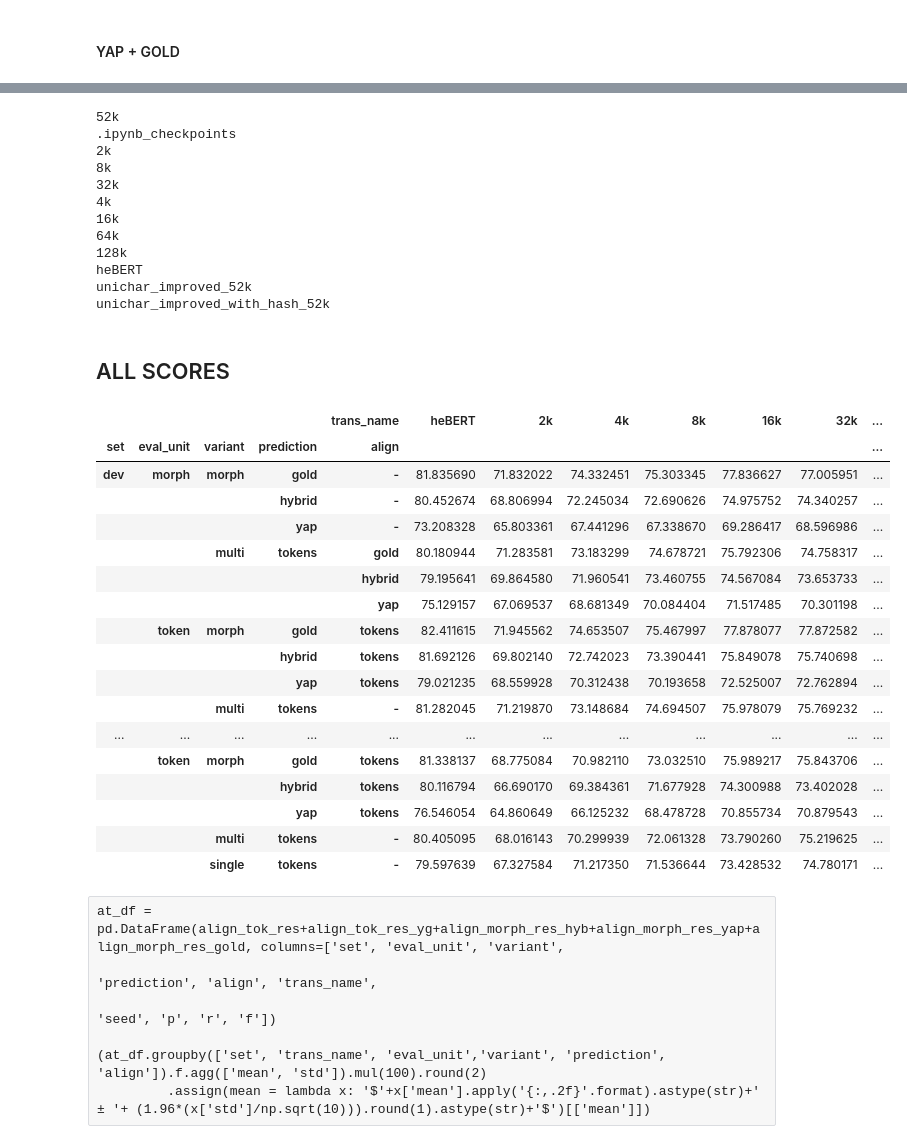
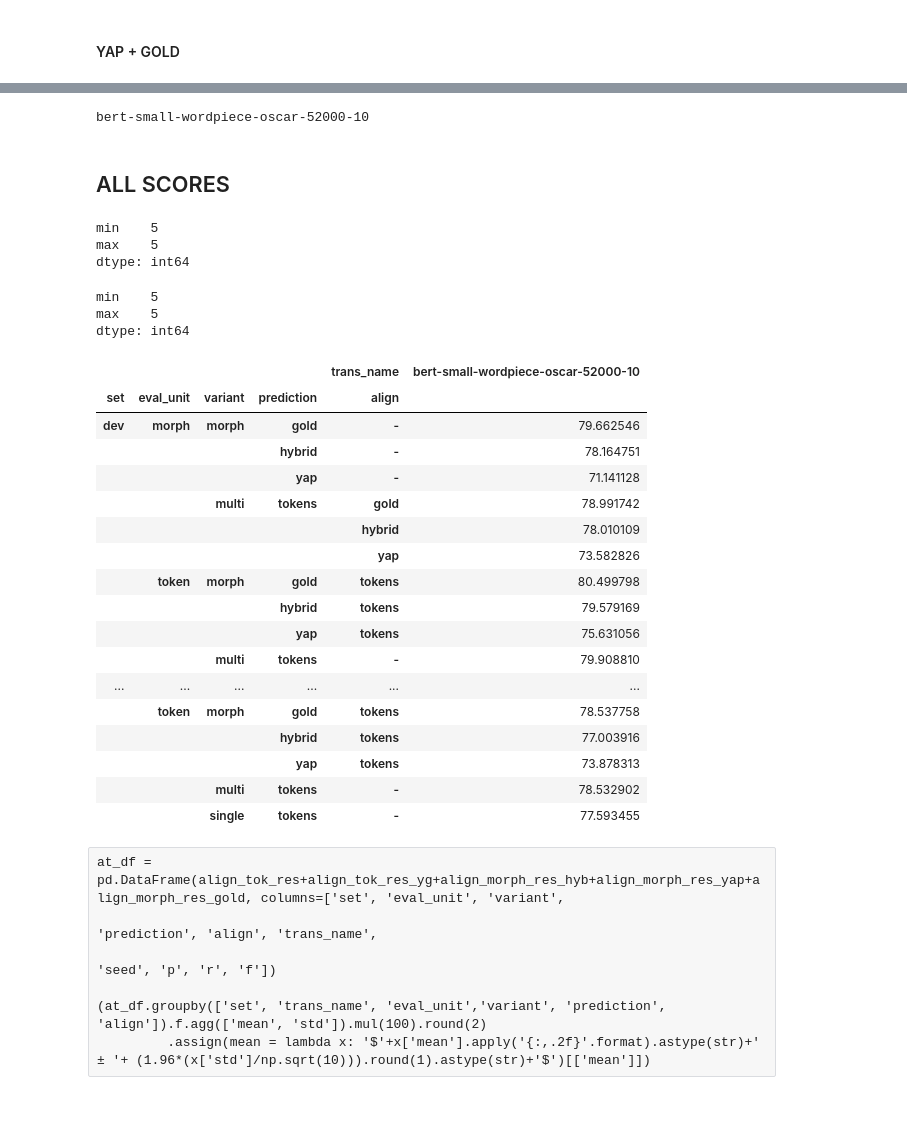
Before and after one commit to cjer/allennlp_ner, a Jupyter notebook: 03_evaluate_alephbert.ipynb, the cells around one changed output, grey strips where cells are left out. Saved outputs shown, nothing was run; the diff lists cells and outputs as text; code cells hidden in the pictures; blank space fills up the shorter version.

```diff
--- a/03_evaluate_alephbert.ipynb
+++ b/03_evaluate_alephbert.ipynb
@@ -976,6 +925,8 @@ test_gold_sents_m = get_sents_for_mult('test', gold=True)
 align_morph_res_yap = []
 for trans in os.scandir('output/predict_alephbert'):
     trans_name = trans.name
+    if trans.name not in include_only:
+        continue
     print(trans_name)
     for folder in os.scandir(trans):
         if os.path.isdir(folder) and 'multi' in folder.name and not '.ipynb_checkpoints' in folder.name:
@@ -1015,6 +955,8 @@ unichar_improved_with_hash_52k
 align_morph_res_gold = []
 for trans in os.scandir('output/predict_alephbert'):
     trans_name = trans.name
+    if trans.name not in include_only:
+        continue
     print(trans_name)
     for folder in os.scandir(trans):
         if os.path.isdir(folder) and 'multi' in folder.name and not '.ipynb_checkpoints' in folder.name:
@@ -1038,18 +980,7 @@ for trans in os.scandir('output/predict_alephbert'):
             p, r, f = nem.evaluate_files(decode_sets['multitok']['test'], gold_ner_path, str_join_char='')
             align_morph_res_gold.append(('test', 'morph', 'multi', 'tokens', 'gold', trans_name, seed, p, r, f))
 # %% [output]
-52k
-.ipynb_checkpoints
-2k
-8k
-32k
-4k
-16k
-64k
-128k
-heBERT
-unichar_improved_52k
-unichar_improved_with_hash_52k
+bert-small-wordpiece-oscar-52000-10
 # %% [markdown]
 ## ALL SCORES
 # %%
@@ -1061,26 +990,47 @@ all_df = pd.concat([at_df, ne_df])
+# %%
+ALL_DF_PATH = 'output/all_results_alephbert.csv'
+all_df = pd.read_csv(ALL_DF_PATH)
+# %%
+all_df.groupby(['set', 'eval_unit','variant',
+                'prediction', 'align','trans_name']).size().agg([min,max])
+# %% [output]
+min    5
+max    5
+dtype: int64
+# %%
+all_df = pd.concat([all_df, at_df, ne_df])
+all_df.groupby(['set', 'eval_unit','variant',
+                'prediction', 'align','trans_name']).size().agg([min,max])
+# %% [output]
+min    5
+max    5
+dtype: int64
 # %%
-all_df.groupby(['set', 'eval_unit','variant', 'prediction', 'align','trans_name']).f.mean().unstack().mul(100)[['heBERT', '2k', '4k',
-                                                                                                               '8k', '16k', '32k', '52k', '64k',
-                                                                                                               '128k', 'unichar_improved_52k', 'unichar_improved_with_hash_52k']]
+mean_scores = (all_df
+               .groupby(['set', 'eval_unit','variant',
+                         'prediction', 'align','trans_name'])
+               .f.mean().unstack().mul(100)[include_only]
+              )
+mean_scores
 # %% [output]
-|  |  |  |  | trans_name | heBERT | 2k | 4k | 8k | 16k | 32k | ... |
-| set | eval_unit | variant | prediction | align |  |  |  |  |  |  | ... |
-| dev | morph | morph | gold | - | 81.835690 | 71.832022 | 74.332451 | 75.303345 | 77.836627 | 77.005951 | ... |
-|  |  |  | hybrid | - | 80.452674 | 68.806994 | 72.245034 | 72.690626 | 74.975752 | 74.340257 | ... |
-|  |  |  | yap | - | 73.208328 | 65.803361 | 67.441296 | 67.338670 | 69.286417 | 68.596986 | ... |
-|  |  | multi | tokens | gold | 80.180944 | 71.283581 | 73.183299 | 74.678721 | 75.792306 | 74.758317 | ... |
-|  |  |  |  | hybrid | 79.195641 | 69.864580 | 71.960541 | 73.460755 | 74.567084 | 73.653733 | ... |
-|  |  |  |  | yap | 75.129157 | 67.069537 | 68.681349 | 70.084404 | 71.517485 | 70.301198 | ... |
-|  | token | morph | gold | tokens | 82.411615 | 71.945562 | 74.653507 | 75.467997 | 77.878077 | 77.872582 | ... |
-|  |  |  | hybrid | tokens | 81.692126 | 69.802140 | 72.742023 | 73.390441 | 75.849078 | 75.740698 | ... |
-|  |  |  | yap | tokens | 79.021235 | 68.559928 | 70.312438 | 70.193658 | 72.525007 | 72.762894 | ... |
-|  |  | multi | tokens | - | 81.282045 | 71.219870 | 73.148684 | 74.694507 | 75.978079 | 75.769232 | ... |
-| ... | ... | ... | ... | ... | ... | ... | ... | ... | ... | ... | ... |
-|  | token | morph | gold | tokens | 81.338137 | 68.775084 | 70.982110 | 73.032510 | 75.989217 | 75.843706 | ... |
-|  |  |  | hybrid | tokens | 80.116794 | 66.690170 | 69.384361 | 71.677928 | 74.300988 | 73.402028 | ... |
-|  |  |  | yap | tokens | 76.546054 | 64.860649 | 66.125232 | 68.478728 | 70.855734 | 70.879543 | ... |
-|  |  | multi | tokens | - | 80.405095 | 68.016143 | 70.299939 | 72.061328 | 73.790260 | 75.219625 | ... |
-|  |  | single | tokens | - | 79.597639 | 67.327584 | 71.217350 | 71.536644 | 73.428532 | 74.780171 | ... |
+|  |  |  |  | trans_name | bert-small-wordpiece-oscar-52000-10 |
+| set | eval_unit | variant | prediction | align |  |
+| dev | morph | morph | gold | - | 79.662546 |
+|  |  |  | hybrid | - | 78.164751 |
+|  |  |  | yap | - | 71.141128 |
+|  |  | multi | tokens | gold | 78.991742 |
+|  |  |  |  | hybrid | 78.010109 |
+|  |  |  |  | yap | 73.582826 |
+|  | token | morph | gold | tokens | 80.499798 |
+|  |  |  | hybrid | tokens | 79.579169 |
+|  |  |  | yap | tokens | 75.631056 |
+|  |  | multi | tokens | - | 79.908810 |
+| ... | ... | ... | ... | ... | ... |
+|  | token | morph | gold | tokens | 78.537758 |
+|  |  |  | hybrid | tokens | 77.003916 |
+|  |  |  | yap | tokens | 73.878313 |
+|  |  | multi | tokens | - | 78.532902 |
+|  |  | single | tokens | - | 77.593455 |
 # %% [raw]
 at_df = pd.DataFrame(align_tok_res+align_tok_res_yg+align_morph_res_hyb+align_morph_res_yap+align_morph_res_gold, columns=['set', 'eval_unit', 'variant',
                                                                                                                            'prediction', 'align', 'trans_name',
```
Also changed, not shown: parts of 33 cells of this notebook, 27 other files.
